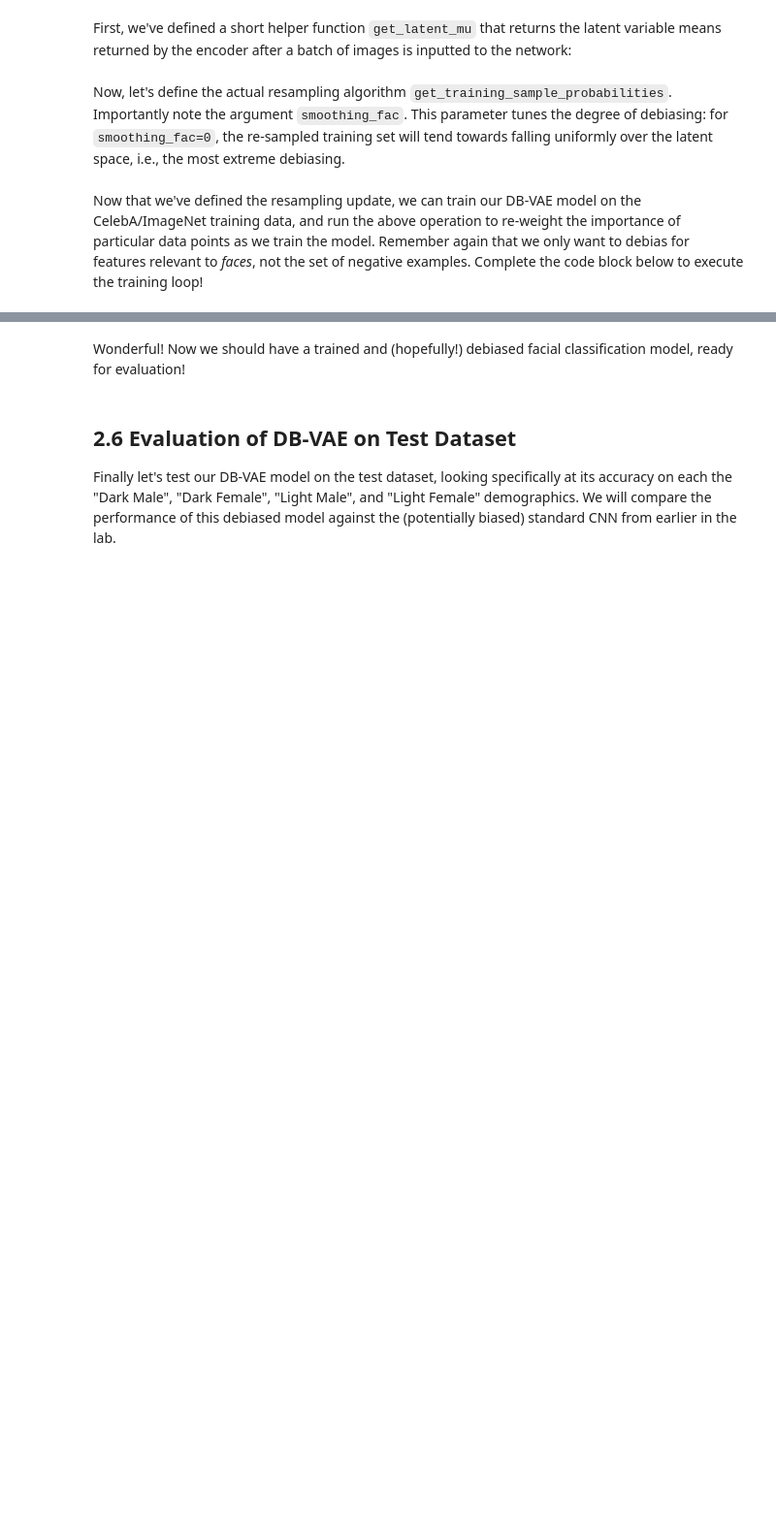
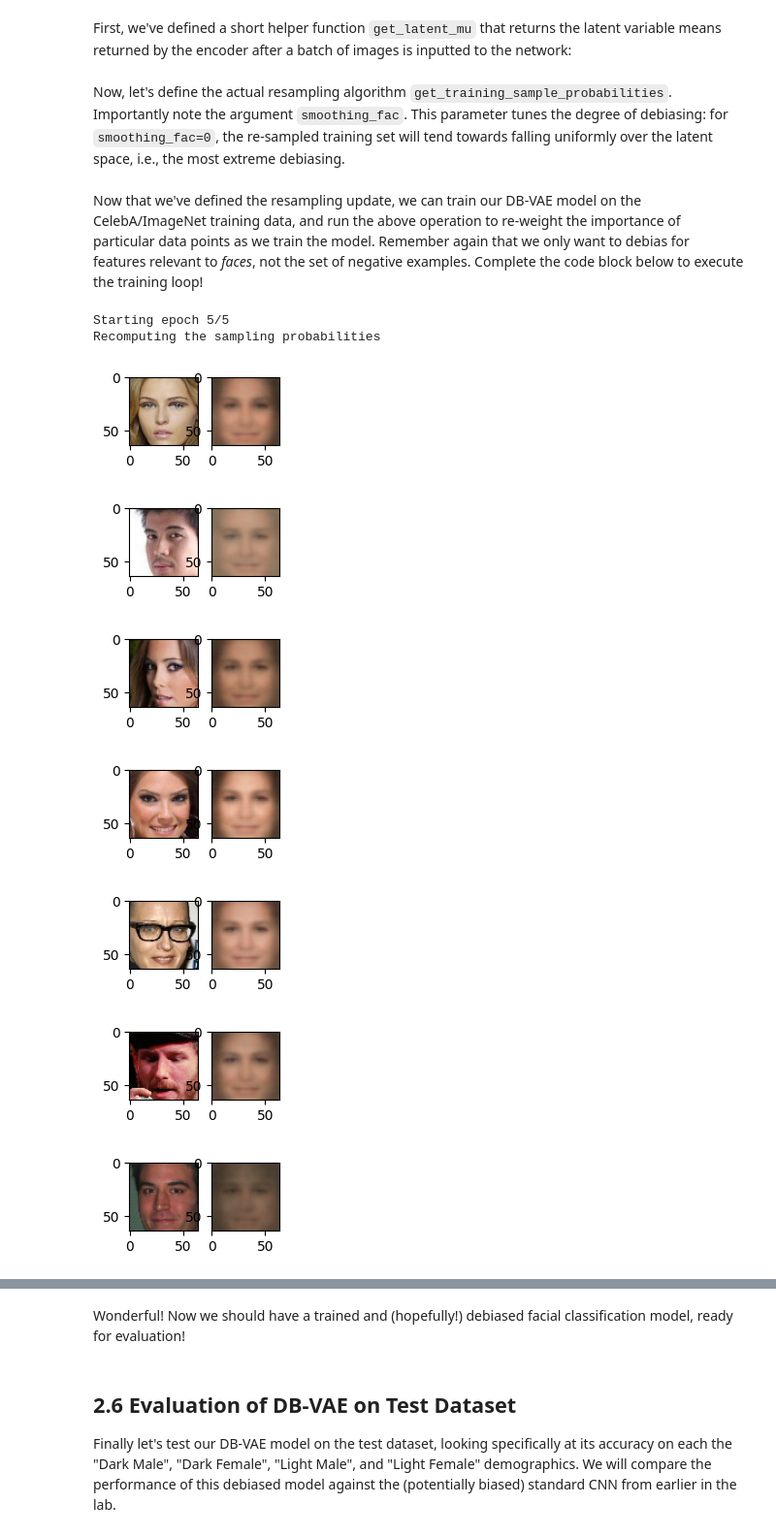
Before and after one commit to SamiKans/DLMiT, a Jupyter notebook: lab2/PT_Part2_Debiasing.ipynb, the cells around one changed output, grey strips where cells are left out. Shown at 97% size. Saved outputs shown, nothing was run; the diff lists cells and outputs as text; code cells hidden in the pictures; blank space fills up the shorter version.

```diff
--- a/lab2/PT_Part2_Debiasing.ipynb
+++ b/lab2/PT_Part2_Debiasing.ipynb
@@ -555,7 +555,7 @@ def debiasing_loss_function(x, x_pred, y, y_logit, mu, logsigma):
 
     # TODO: define the classification loss using binary_cross_entropy
     # https://pytorch.org/docs/stable/generated/torch.nn.functional.binary_cross_entropy_with_logits.html
-    classification_loss = nn.BCEWithLogitsLoss(y_logit, y)
+    classification_loss = F.binary_cross_entropy_with_logits(y_logit, y, reduction='none') # Use reduction='none' to get loss per element
 
     # Use the training data labels to create variable face_indicator:
     #   indicator that reflects which training data are images of faces
@@ -564,7 +564,7 @@ def debiasing_loss_function(x, x_pred, y, y_logit, mu, logsigma):
 
     # TODO: define the DB-VAE total loss! Use torch.mean to average over all
     # samples
-    total_loss = classification_loss + face_indicator*vae_loss
+    total_loss = torch.mean(classification_loss + face_indicator * vae_loss)
 
     return total_loss, classification_loss
 # %% [markdown]
@@ -771,7 +771,7 @@ def get_training_sample_probabilities(images, dbvae, bins=10, smoothing_fac=0.00
     print("Recomputing the sampling probabilities")
 
     # TODO: run the input batch and get the latent variable means
-    mu = get_latent_mu('''TODO''', '''TODO''') # TODO
+    mu = get_latent_mu(images, dbvae) # TODO
 
     # sampling probabilities for the images
     training_sample_p = np.zeros(mu.shape[0], dtype=np.float64)
@@ -791,7 +791,7 @@ def get_training_sample_probabilities(images, dbvae, bins=10, smoothing_fac=0.00
         # TODO: call the digitize function to find which bins in the latent distribution
         #    every data sample falls in to
         # https://docs.scipy.org/doc/numpy-1.13.0/reference/generated/numpy.digitize.html
-        bin_idx = np.digitize('''TODO''', '''TODO''') # TODO
+        bin_idx = np.digitize(training_sample_p, bin_edges) # TODO
 
         # smooth the density function
         hist_smoothed_density = hist_density + smoothing_fac
@@ -801,11 +801,11 @@ def get_training_sample_probabilities(images, dbvae, bins=10, smoothing_fac=0.00
         p = 1.0 / (hist_smoothed_density[bin_idx - 1])
 
         # TODO: normalize all probabilities
-        p = # TODO
+        p = p / sum(p)
 
         # TODO: update sampling probabilities by considering whether the newly
         #     computed p is greater than the existing sampling probabilities.
-        training_sample_p = # TODO
+        training_sample_p = [pi if pi > ti else ti for pi,ti in zip(p, training_sample_p)]# TODO
 
     # final normalization
     training_sample_p /= np.sum(training_sample_p)
@@ -821,7 +821,7 @@ params = dict(
     batch_size=32,
     learning_rate=5e-4,
     latent_dim=100,
-    num_epochs=2,  # DB-VAE needs slightly more epochs to train
+    num_epochs=5,  # DB-VAE needs slightly more epochs to train
 )
 
 experiment = create_experiment("6S191_Lab2_Part2_DBVAE", params)
@@ -837,7 +837,7 @@ def debiasing_train_step(x, y):
     y_logit, z_mean, z_logsigma, x_recon = dbvae(x)
 
     '''TODO: call the DB_VAE loss function to compute the loss'''
-    loss, class_loss = debiasing_loss_function('''TODO arguments''') # TODO
+    loss, class_loss = debiasing_loss_function(x, x_recon, y, y_logit, z_mean, z_logsigma) # TODO
 
     loss.backward()
     optimizer.step()
@@ -849,31 +849,42 @@ def debiasing_train_step(x, y):
 all_faces = loader.get_all_train_faces()
 
 # The training loop -- outer loop iterates over the number of epochs
 step = 0
 for i in range(params["num_epochs"]):
     IPython.display.clear_output(wait=True)
     print("Starting epoch {}/{}".format(i + 1, params["num_epochs"]))
 
     # Recompute data sampling proabilities
     """TODO: recompute the sampling probabilities for debiasing"""
-    p_faces = get_training_sample_probabilities('''TODO''', '''TODO''') # TODO
+    p_faces = get_training_sample_probabilities(all_faces, dbvae, smoothing_fac=0.05) # TODO
 
     # get a batch of training data and compute the training step
     for j in tqdm(range(loader.get_train_size() // params["batch_size"])):
         # load a batch of data
+        #print(p_faces)
         (x, y) = loader.get_batch(params["batch_size"], p_pos=p_faces)
         x = torch.from_numpy(x).float().to(device)
         y = torch.from_numpy(y).float().to(device)
 
         # loss optimization
         loss = debiasing_train_step(x, y)
         loss_value = loss.detach().cpu().numpy()
         experiment.log_metric("loss", loss_value, step=step)
 
         # plot the progress every 200 steps
         if j % 500 == 0:
             mdl.util.plot_sample(x, y, dbvae, backend="pt")
 
         step += 1
 
 experiment.end()
+# %% [output]
+Starting epoch 5/5
+Recomputing the sampling probabilities
+[figure, added]
+[figure, added]
+[figure, added]
+[figure, added]
+[figure, added]
+[figure, added]
+[figure, added]
```
Also changed, not shown: parts of 5 cells of this notebook.
